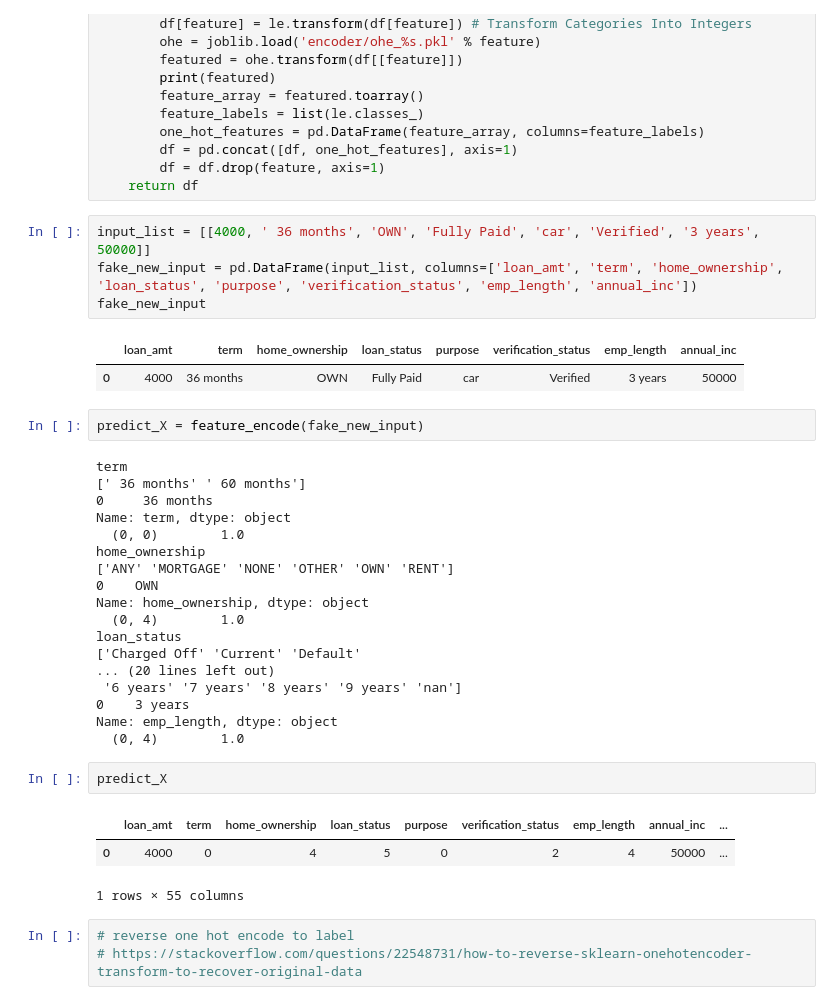
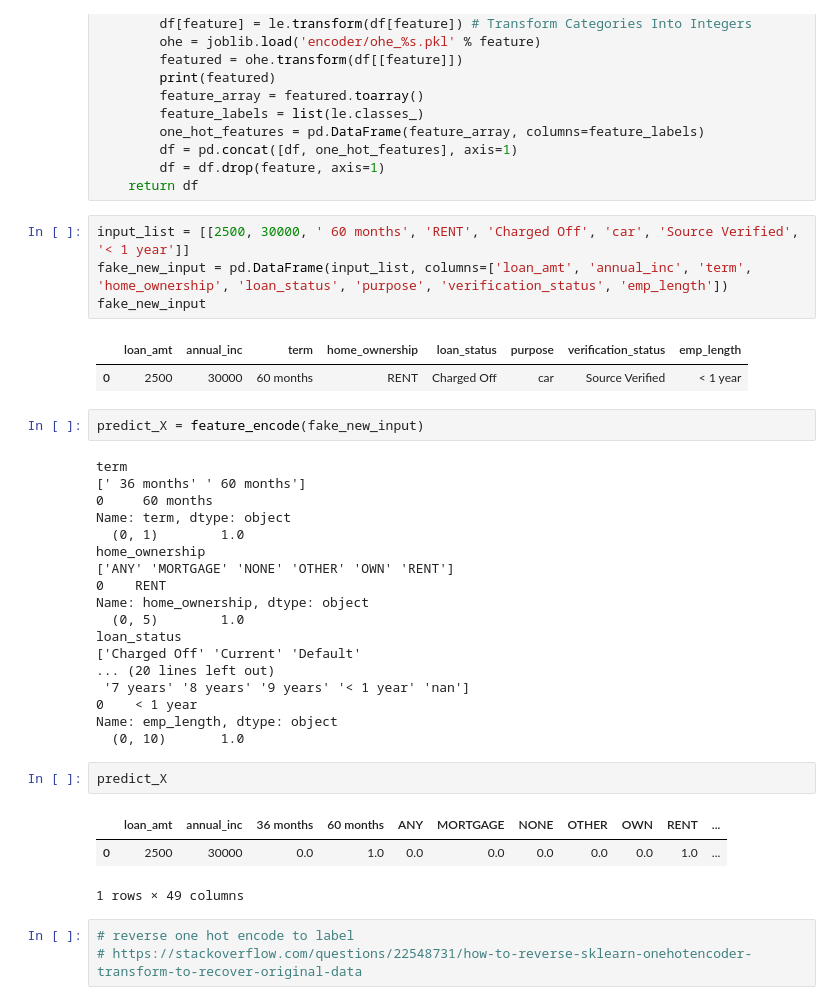
Before and after one commit to johnny12150/DSS_P2P, a Jupyter notebook: notebook/Grade-Predict.ipynb, the cells around one changed output. Drawn from its saved outputs; the diff is of its cells as text.

```diff
--- a/notebook/Grade-Predict.ipynb
+++ b/notebook/Grade-Predict.ipynb
@@ -51,38 +54,38 @@ def feature_encode(df):
         df = df.drop(feature, axis=1)
     return df
 # %%
-input_list = [[4000, ' 36 months', 'OWN', 'Fully Paid', 'car', 'Verified', '3 years', 50000]]
-fake_new_input = pd.DataFrame(input_list, columns=['loan_amt', 'term', 'home_ownership', 'loan_status', 'purpose', 'verification_status', 'emp_length', 'annual_inc'])
+input_list = [[2500, 30000, ' 60 months', 'RENT', 'Charged Off', 'car', 'Source Verified', '< 1 year']]
+fake_new_input = pd.DataFrame(input_list, columns=['loan_amt', 'annual_inc', 'term', 'home_ownership', 'loan_status', 'purpose', 'verification_status', 'emp_length'])
 fake_new_input
 # %% [output]
-|  | loan_amt | term | home_ownership | loan_status | purpose | verification_status | emp_length | annual_inc |
-| 0 | 4000 | 36 months | OWN | Fully Paid | car | Verified | 3 years | 50000 |
+|  | loan_amt | annual_inc | term | home_ownership | loan_status | purpose | verification_status | emp_length |
+| 0 | 2500 | 30000 | 60 months | RENT | Charged Off | car | Source Verified | < 1 year |
 # %%
 predict_X = feature_encode(fake_new_input)
 # %% [output]
 term
 [' 36 months' ' 60 months']
-0     36 months
+0     60 months
 Name: term, dtype: object
-  (0, 0)        1.0
+  (0, 1)        1.0
 home_ownership
 ['ANY' 'MORTGAGE' 'NONE' 'OTHER' 'OWN' 'RENT']
-0    OWN
+0    RENT
 Name: home_ownership, dtype: object
-  (0, 4)        1.0
+  (0, 5)        1.0
 loan_status
 ['Charged Off' 'Current' 'Default'
 ... (20 lines left out)
- '6 years' '7 years' '8 years' '9 years' 'nan']
-0    3 years
+ '7 years' '8 years' '9 years' '< 1 year' 'nan']
+0    < 1 year
 Name: emp_length, dtype: object
-  (0, 4)        1.0
+  (0, 10)       1.0
 # %%
 predict_X
 # %% [output]
-|  | loan_amt | term | home_ownership | loan_status | purpose | verification_status | emp_length | annual_inc | ... |
-| 0 | 4000 | 0 | 4 | 5 | 0 | 2 | 4 | 50000 | ... |
+|  | loan_amt | annual_inc | 36 months | 60 months | ANY | MORTGAGE | NONE | OTHER | OWN | RENT | ... |
+| 0 | 2500 | 30000 | 0.0 | 1.0 | 0.0 | 0.0 | 0.0 | 0.0 | 0.0 | 1.0 | ... |
-1 rows × 55 columns
+1 rows × 49 columns
 # %%
 # reverse one hot encode to label
 # https://stackoverflow.com/questions/22548731/how-to-reverse-sklearn-onehotencoder-transform-to-recover-original-data
```
Also changed, not shown: parts of 6 cells of this notebook, 1 other file.
